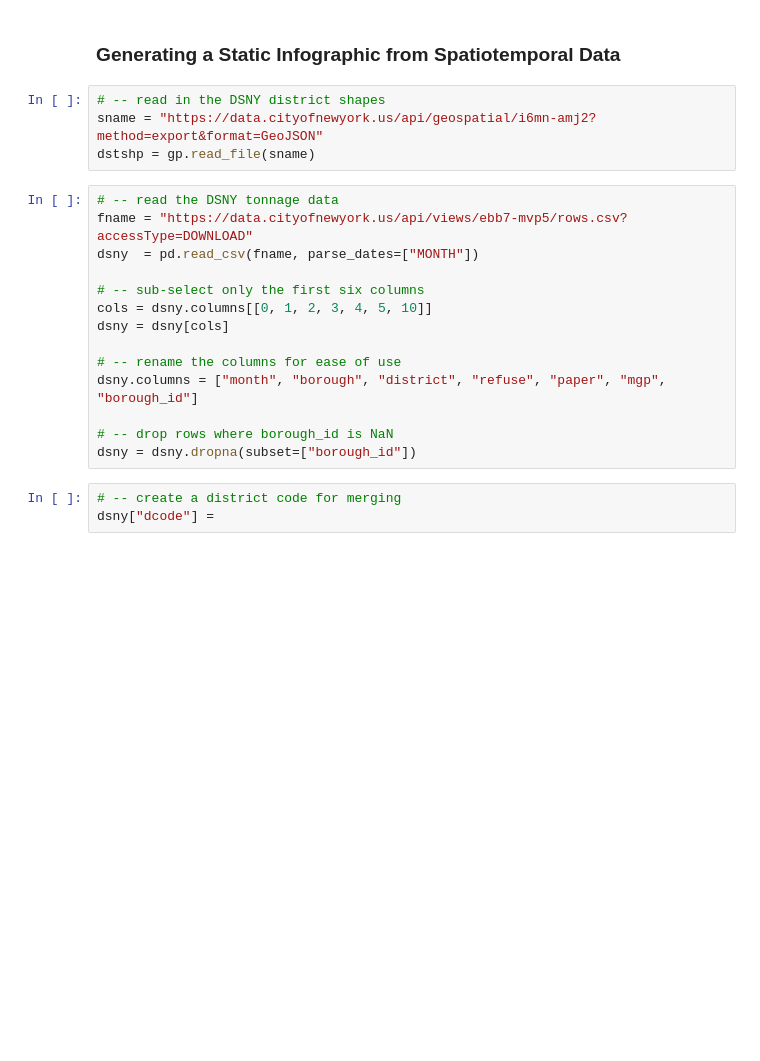
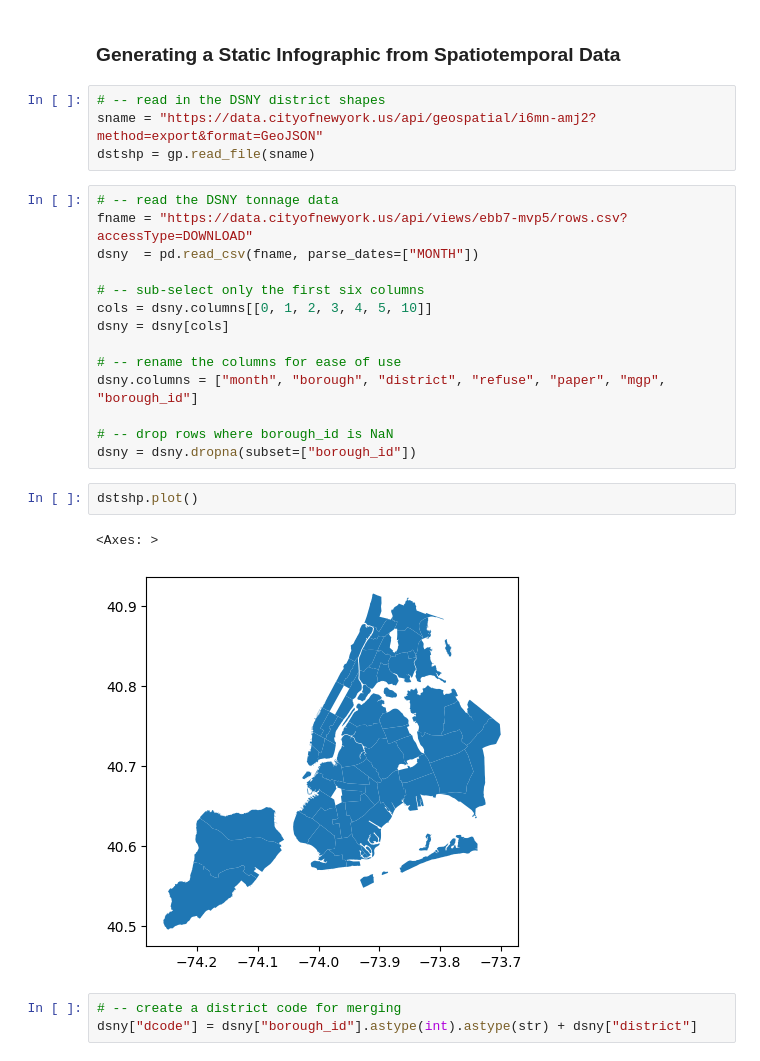
Before and after one commit to ReidelVichot/DSTEP23, a Jupyter notebook: week_12/dstep23_heatmaps_infographics.ipynb, the cells around one changed output. Drawn from its saved outputs; the diff is of its cells as text; blank space fills up the shorter version.

```diff
--- a/week_12/dstep23_heatmaps_infographics.ipynb
+++ b/week_12/dstep23_heatmaps_infographics.ipynb
@@ -74,6 +162,11 @@ dsny.columns = ["month", "borough", "district", "refuse", "paper", "mgp", "borou
 
 # -- drop rows where borough_id is NaN
 dsny = dsny.dropna(subset=["borough_id"])
+# %%
+dstshp.plot()
+# %% [output]
+<Axes: >
+[figure, added]
 # %%
 # -- create a district code for merging
-dsny["dcode"] =
+dsny["dcode"] = dsny["borough_id"].astype(int).astype(str) + dsny["district"]
```
Also changed, not shown: parts of 18 cells of this notebook.
